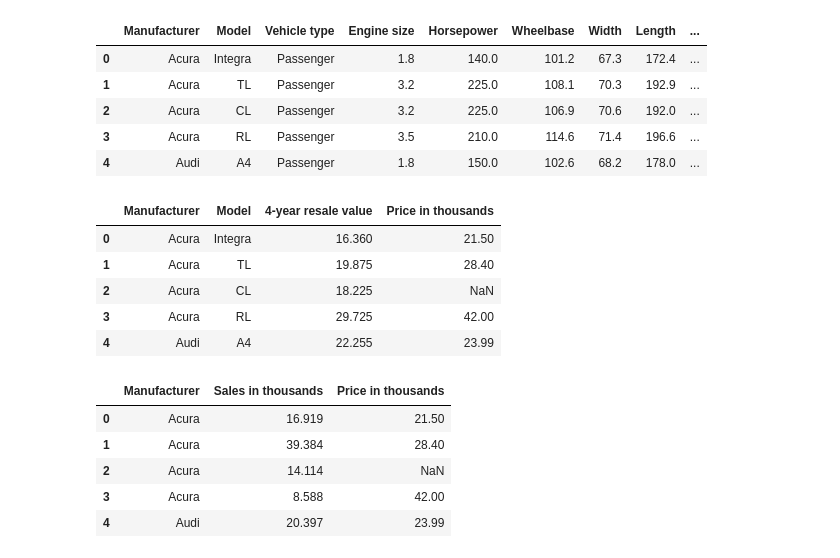
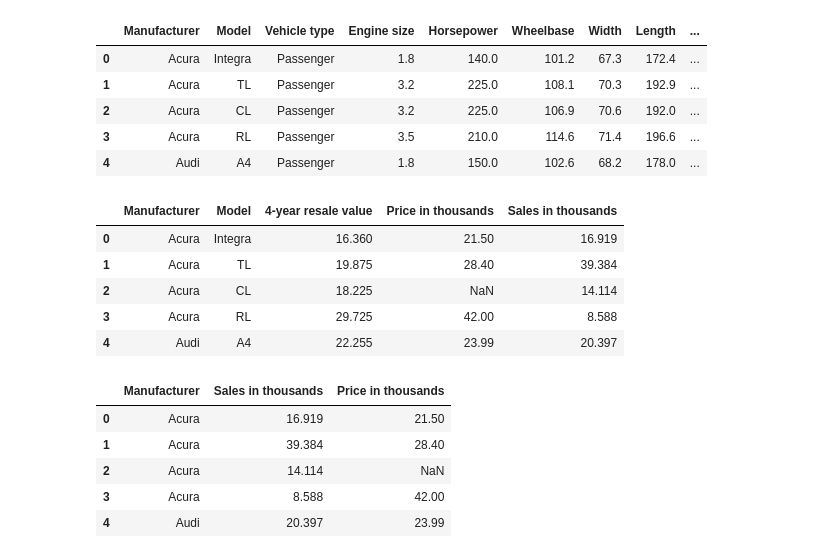
Before and after one commit to CarlosCocuy/ProjectETL, a Jupyter notebook: Project 2 ETL.ipynb, the cells around one changed output. Cells and saved outputs as stored; diff of their text form; code cells hidden in the pictures.

```diff
--- a/Project 2 ETL.ipynb
+++ b/Project 2 ETL.ipynb
@@ -13,3 +17,7 @@ car_df.head()
 | 2 | Acura | CL | 14.114 | 18.225 | Passenger | NaN | ... |
 | 3 | Acura | RL | 8.588 | 29.725 | Passenger | 42.00 | ... |
 | 4 | Audi | A4 | 20.397 | 22.255 | Passenger | 23.99 | ... |
+# %%
+car_df['Manufacturer']=car_df['Manufacturer'].str.strip()
+car_df['Model']=car_df['Model'].str.strip()
+car_df.head()
@@ -24,15 +39,15 @@ details_df.head()
 | 3 | Acura | RL | Passenger | 3.5 | 210.0 | 114.6 | 71.4 | 196.6 | ... |
 | 4 | Audi | A4 | Passenger | 1.8 | 150.0 | 102.6 | 68.2 | 178.0 | ... |
 # %%
-price_df = car_df[['Manufacturer', 'Model', '4-year resale value', 'Price in thousands']]
-price_df.head()
+price_data = car_df[['Manufacturer', 'Model', '4-year resale value', 'Price in thousands', 'Sales in thousands']]
+price_data.head()
 # %% [output]
-|  | Manufacturer | Model | 4-year resale value | Price in thousands |
-| 0 | Acura | Integra | 16.360 | 21.50 |
-| 1 | Acura | TL | 19.875 | 28.40 |
-| 2 | Acura | CL | 18.225 | NaN |
-| 3 | Acura | RL | 29.725 | 42.00 |
-| 4 | Audi | A4 | 22.255 | 23.99 |
+|  | Manufacturer | Model | 4-year resale value | Price in thousands | Sales in thousands |
+| 0 | Acura | Integra | 16.360 | 21.50 | 16.919 |
+| 1 | Acura | TL | 19.875 | 28.40 | 39.384 |
+| 2 | Acura | CL | 18.225 | NaN | 14.114 |
+| 3 | Acura | RL | 29.725 | 42.00 | 8.588 |
+| 4 | Audi | A4 | 22.255 | 23.99 | 20.397 |
 # %%
 manufacturer_sales = car_df[['Manufacturer', 'Sales in thousands','Price in thousands']]
 manufacturer_sales['Price in thousands']
```
Also changed, not shown: parts of 9 cells of this notebook.
